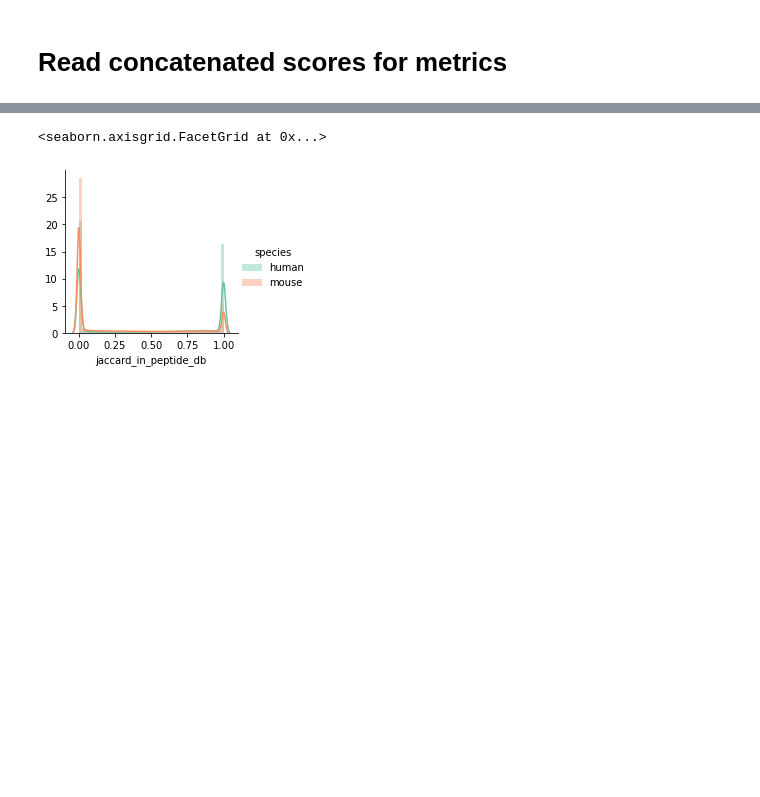
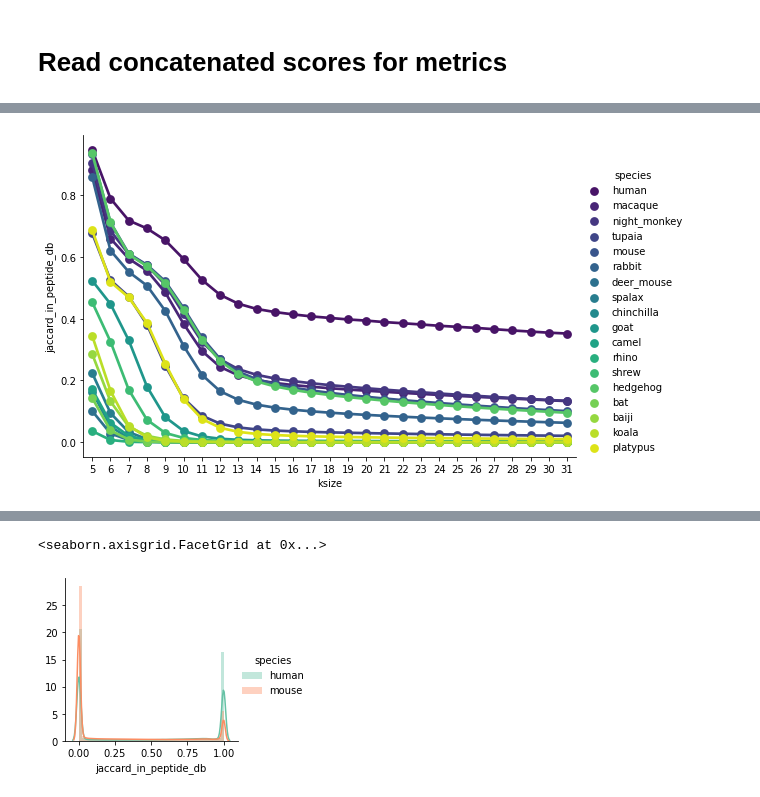
Before and after one commit to czbiohub-sf/scrnaseq-for-the-99-percent, a Jupyter notebook: notebooks/106_sklearn_metrics_human_qfo_busco_mammalia.ipynb, the cells around one changed output, grey strips where cells are left out. Saved outputs shown, nothing was run; the diff lists cells and outputs as text; code cells hidden in the pictures; blank space fills up the shorter version.

Commit message:
Update figure plotting

```diff
--- a/notebooks/106_sklearn_metrics_human_qfo_busco_mammalia.ipynb
+++ b/notebooks/106_sklearn_metrics_human_qfo_busco_mammalia.ipynb
@@ -195,0 +186,4 @@ combined_scores.head()
+# %%
+mean_jaccards = combined_scores.groupby(['species', 'ksize']).jaccard_in_peptide_db.mean()
+mean_jaccards_df = mean_jaccards.reset_index()
+print(mean_jaccards_df.shape)
@@ -195,0 +210,13 @@ combined_scores.head()
+# %%
+g = sns.catplot(
+    data=mean_jaccards_df,
+    x='ksize',
+    y='jaccard_in_peptide_db',
+    hue='species',
+    hue_order=distance_from_human_mya.index,
+    kind='point',
+    palette='viridis',
+    aspect=1.5,
+)
+# %% [output]
+[figure, added]
```
Also changed, not shown: parts of 74 cells of this notebook, 3 other files.
